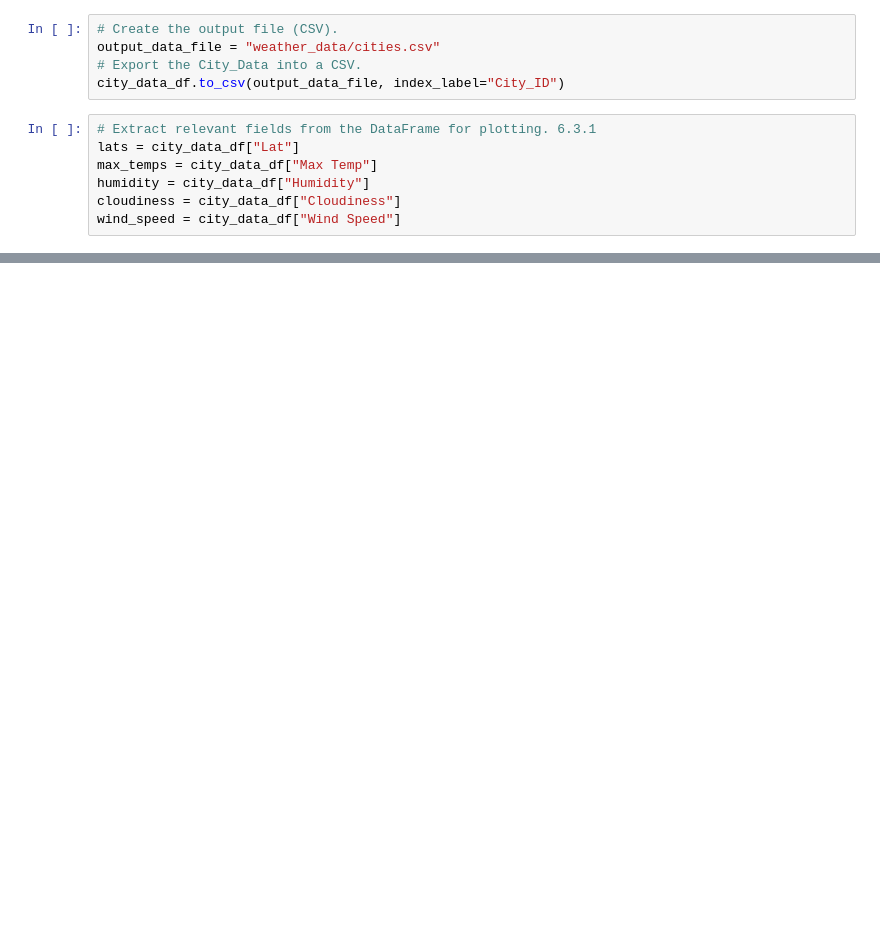
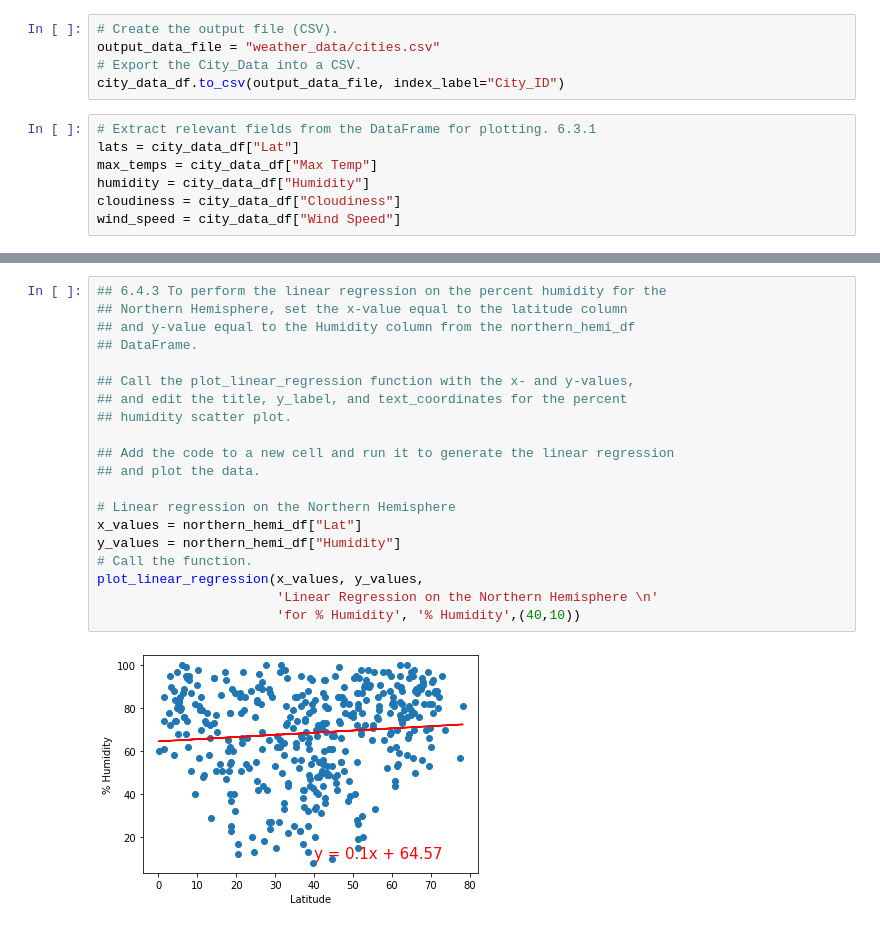
Before and after one commit to LleeMcD/World_Weather_Analysis, a Jupyter notebook: WeatherPy.ipynb, the cells around one changed output, grey strips where cells are left out. Drawn from its saved outputs; the diff is of its cells as text; blank space fills up the shorter version.

```diff
--- a/WeatherPy.ipynb
+++ b/WeatherPy.ipynb
@@ -245,0 +408,22 @@ plt.show()
+# %%
+## 6.4.3 To perform the linear regression on the percent humidity for the
+## Northern Hemisphere, set the x-value equal to the latitude column
+## and y-value equal to the Humidity column from the northern_hemi_df
+## DataFrame.
+
+## Call the plot_linear_regression function with the x- and y-values,
+## and edit the title, y_label, and text_coordinates for the percent
+## humidity scatter plot.
+
+## Add the code to a new cell and run it to generate the linear regression
+## and plot the data.
+
+# Linear regression on the Northern Hemisphere
+x_values = northern_hemi_df["Lat"]
+y_values = northern_hemi_df["Humidity"]
+# Call the function.
+plot_linear_regression(x_values, y_values,
+                       'Linear Regression on the Northern Hemisphere \n'
+                       'for % Humidity', '% Humidity',(40,10))
+# %% [output]
+[figure, added]
```
Also changed, not shown: parts of 23 cells of this notebook.
